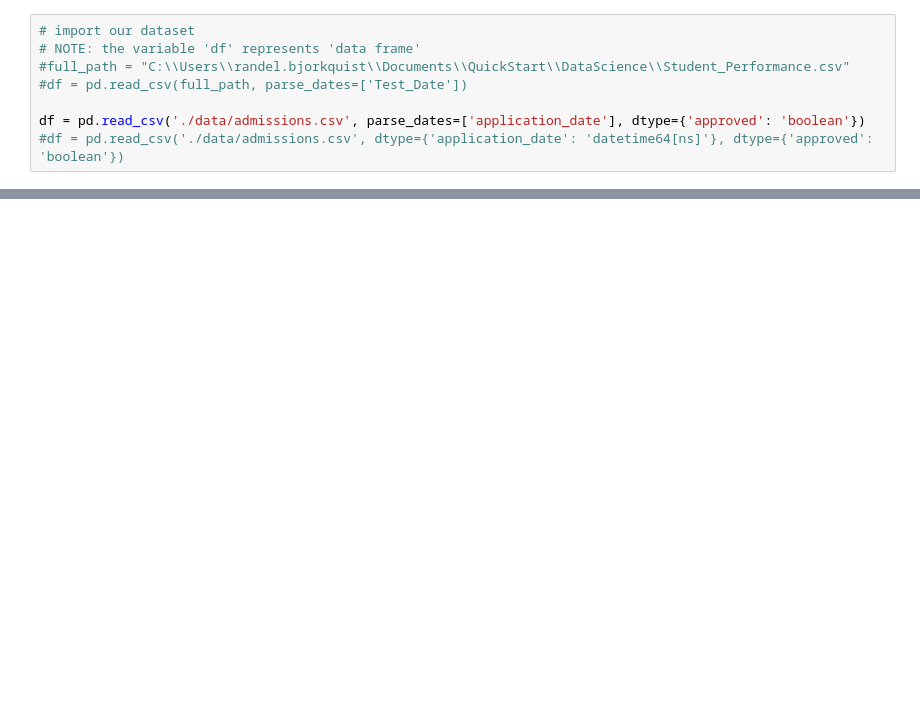
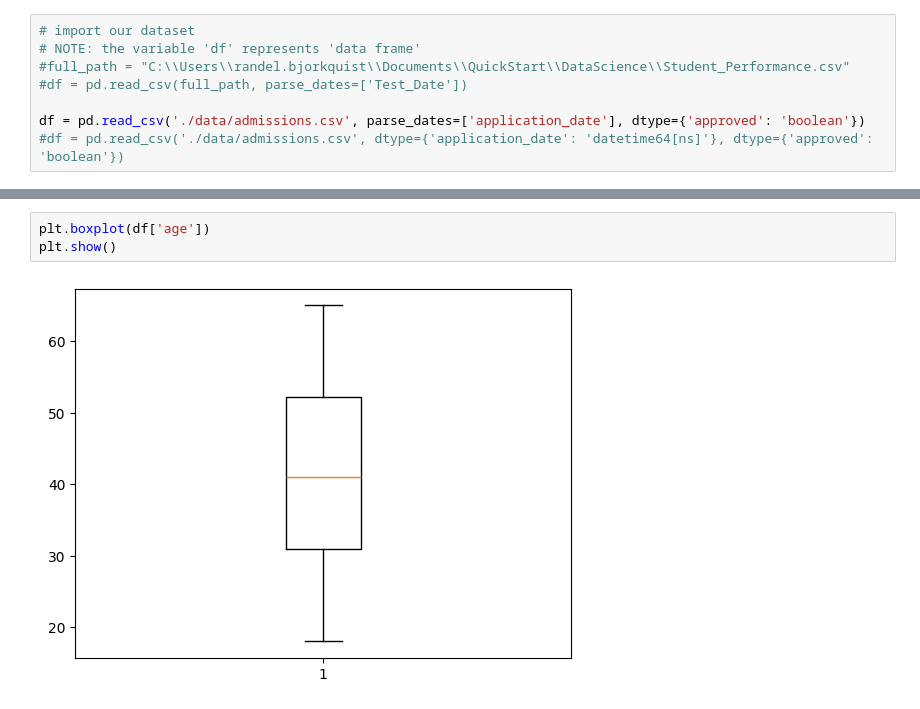
Before and after one commit to randel-bjorkquist/jupyter-notebooks-vscode, a Jupyter notebook: Admissions.ipynb, the cells around one changed output, grey strips where cells are left out. Cells and saved outputs as stored; diff of their text form; blank space fills up the shorter version.

```diff
--- a/Admissions.ipynb
+++ b/Admissions.ipynb
@@ -42,0 +113,5 @@ plt.show()
+# %%
+plt.boxplot(df['age'])
+plt.show()
+# %% [output]
+[figure, added]
```
Also changed, not shown: parts of 20 cells of this notebook.
